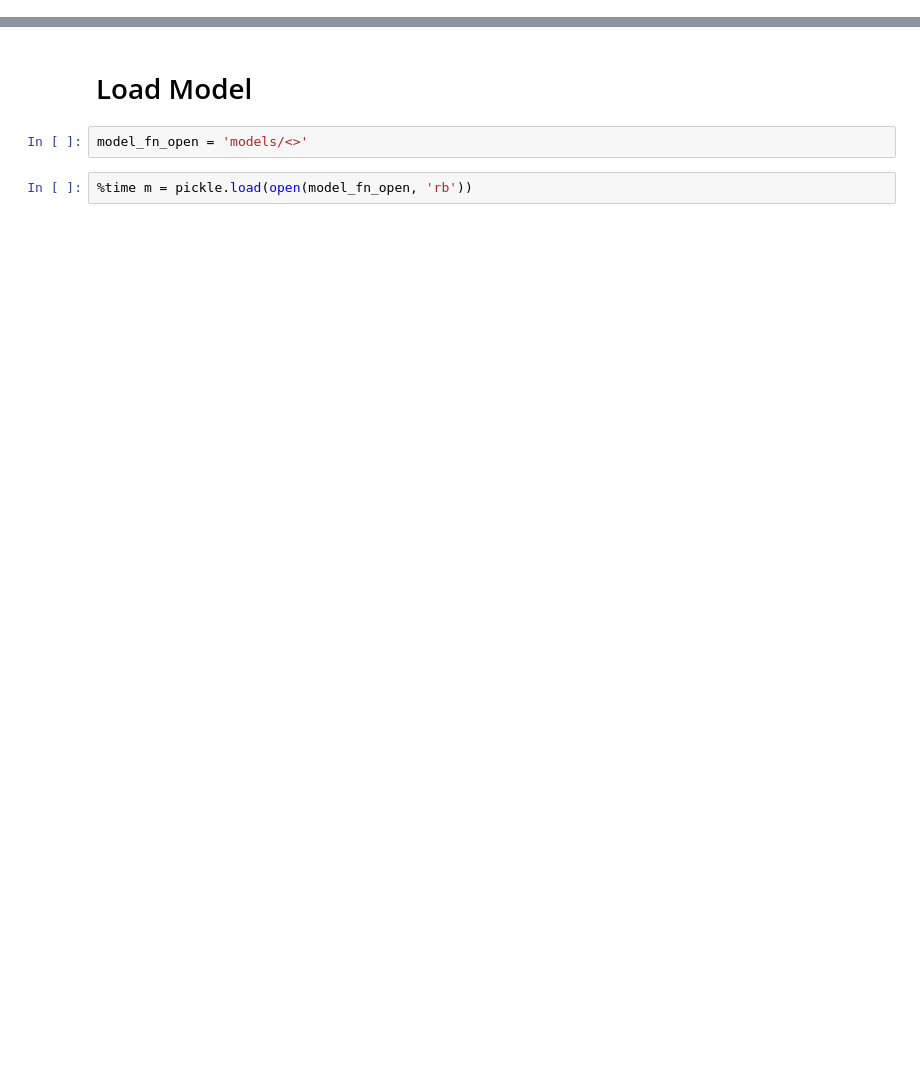
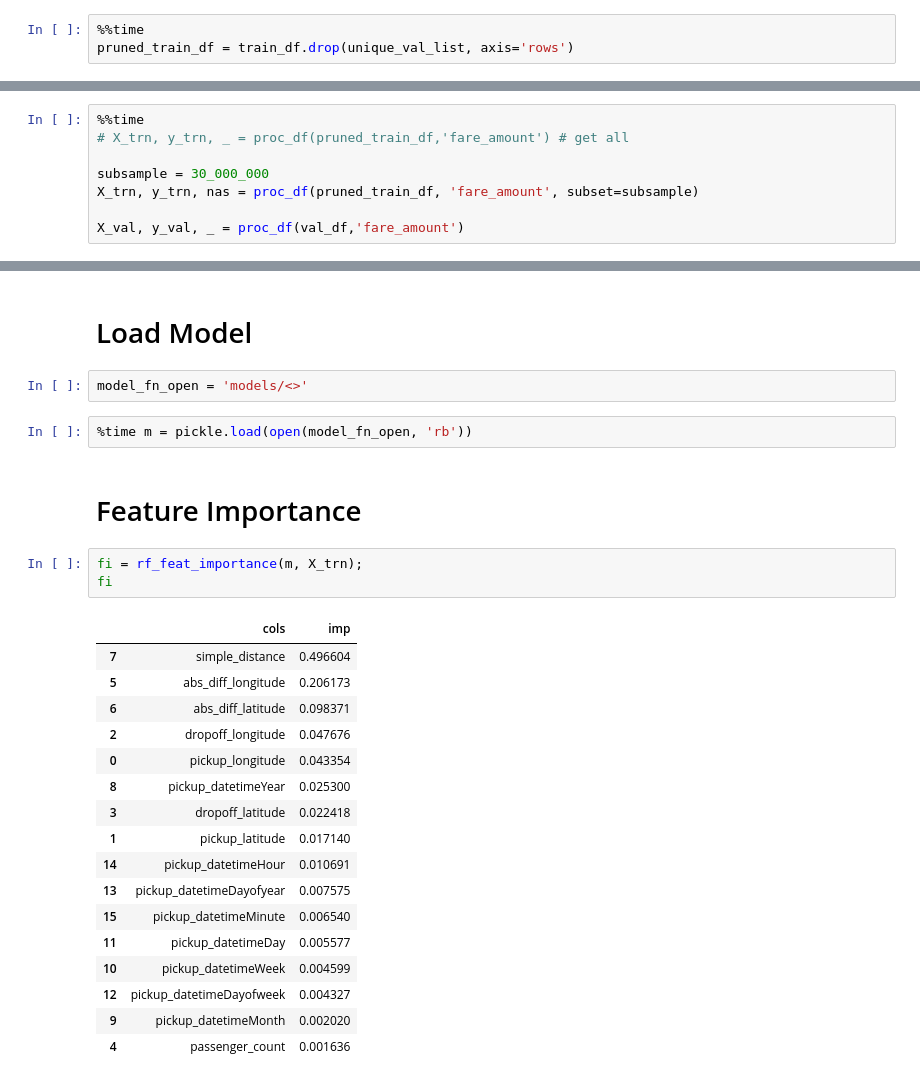
Before and after one commit to szeleeteo/kaggle, a Jupyter notebook: new-york-city-taxi-fare-prediction/new-york-city-taxi-fare-prediction_v05_RF.ipynb, the cells around one changed output, grey strips where cells are left out. Cells and saved outputs as stored; diff of their text form; blank space fills up the shorter version.

```diff
--- a/new-york-city-taxi-fare-prediction/new-york-city-taxi-fare-prediction_v05_RF.ipynb
+++ b/new-york-city-taxi-fare-prediction/new-york-city-taxi-fare-prediction_v05_RF.ipynb
@@ -48,0 +51,3 @@ y_trn, y_val = split_vals(y, n_trn)
+# %%
+%%time
+pruned_train_df = train_df.drop(unique_val_list, axis='rows')
@@ -48,0 +64,8 @@ y_trn, y_val = split_vals(y, n_trn)
+# %%
+%%time
+# X_trn, y_trn, _ = proc_df(pruned_train_df,'fare_amount') # get all
+
+subsample = 30_000_000
+X_trn, y_trn, nas = proc_df(pruned_train_df, 'fare_amount', subset=subsample)
+
+X_val, y_val, _ = proc_df(val_df,'fare_amount')
@@ -145,3 +177,26 @@ model_fn_save = 'models/<>'
 model_fn_open = 'models/<>'
 # %%
 %time m = pickle.load(open(model_fn_open, 'rb'))
+# %% [markdown]
+# Feature Importance
+# %%
+fi = rf_feat_importance(m, X_trn);
+fi
+# %% [output]
+|  | cols | imp |
+| 7 | simple_distance | 0.496604 |
+| 5 | abs_diff_longitude | 0.206173 |
+| 6 | abs_diff_latitude | 0.098371 |
+| 2 | dropoff_longitude | 0.047676 |
+| 0 | pickup_longitude | 0.043354 |
+| 8 | pickup_datetimeYear | 0.025300 |
+| 3 | dropoff_latitude | 0.022418 |
+| 1 | pickup_latitude | 0.017140 |
+| 14 | pickup_datetimeHour | 0.010691 |
+| 13 | pickup_datetimeDayofyear | 0.007575 |
+| 15 | pickup_datetimeMinute | 0.006540 |
+| 11 | pickup_datetimeDay | 0.005577 |
+| 10 | pickup_datetimeWeek | 0.004599 |
+| 12 | pickup_datetimeDayofweek | 0.004327 |
+| 9 | pickup_datetimeMonth | 0.002020 |
+| 4 | passenger_count | 0.001636 |
```
Also changed, not shown: parts of 42 cells of this notebook, 4 other files.
